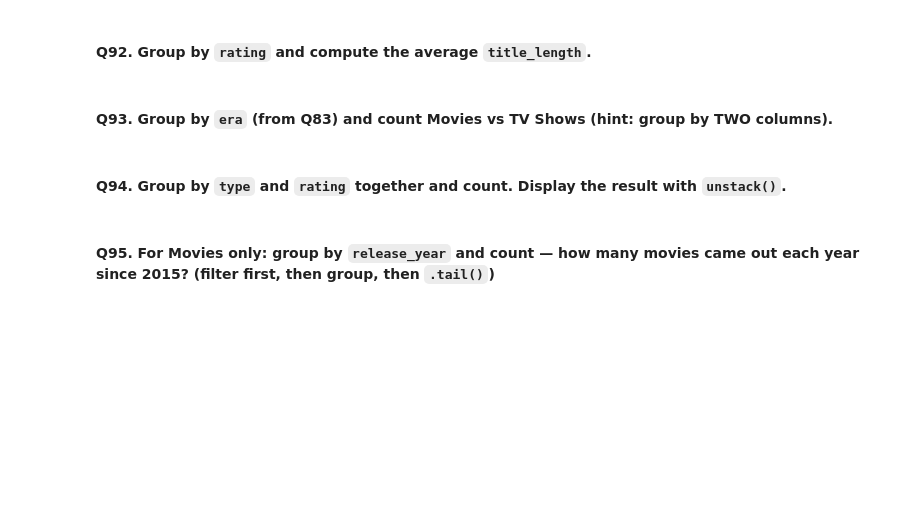
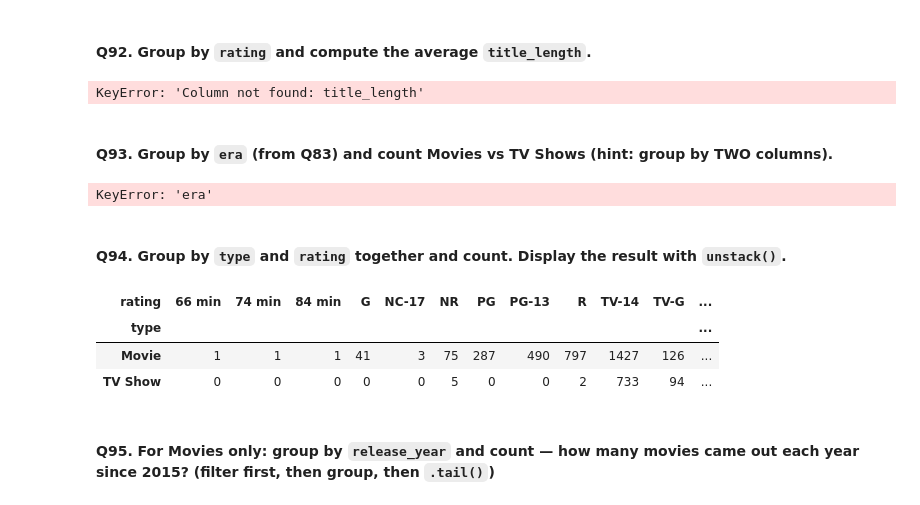
Before and after one commit to Crazy-shrabin/Pandas_revison_self, a Jupyter notebook: netflix_125_question_workbook.ipynb, the cells around one changed output. Saved outputs shown, nothing was run; the diff lists cells and outputs as text; code cells hidden in the pictures; blank space fills up the shorter version.

```diff
--- a/netflix_125_question_workbook.ipynb
+++ b/netflix_125_question_workbook.ipynb
@@ -1306,13 +1318,26 @@ Name: age_years, dtype: float64
 #### Q92. Group by `rating` and compute the average `title_length`.
 # %%
 # Your answer here
+df.groupby('rating')['title_length'].mean()
+# %% [output]
+KeyError: 'Column not found: title_length'
 # %% [markdown]
 #### Q93. Group by `era` (from Q83) and count Movies vs TV Shows (hint: group by TWO columns).
 # %%
 # Your answer here
+era_type_counts = pd.crosstab(df["era"], df["type"])
+print(era_type_counts)
+# %% [output]
+KeyError: 'era'
 # %% [markdown]
 #### Q94. Group by `type` and `rating` together and count. Display the result with `unstack()`.
 # %%
 # Your answer here
+df.groupby(["type", "rating"])["title"].count().unstack(fill_value=0)
+# %% [output]
+| rating | 66 min | 74 min | 84 min | G | NC-17 | NR | PG | PG-13 | R | TV-14 | TV-G | ... |
+| type |  |  |  |  |  |  |  |  |  |  |  | ... |
+| Movie | 1 | 1 | 1 | 41 | 3 | 75 | 287 | 490 | 797 | 1427 | 126 | ... |
+| TV Show | 0 | 0 | 0 | 0 | 0 | 5 | 0 | 0 | 2 | 733 | 94 | ... |
 # %% [markdown]
 #### Q95. For Movies only: group by `release_year` and count — how many movies came out each year since 2015? (filter first, then group, then `.tail()`)
```
Also changed, not shown: parts of 18 cells of this notebook.
